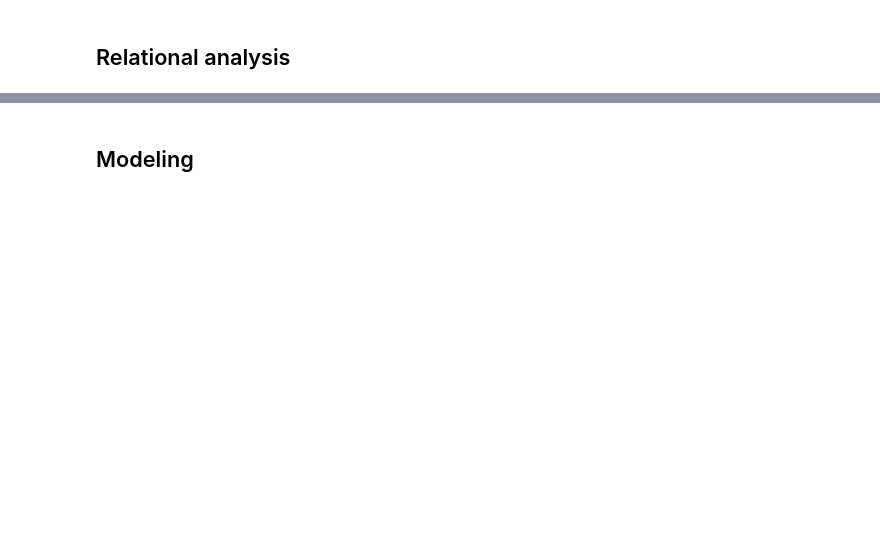
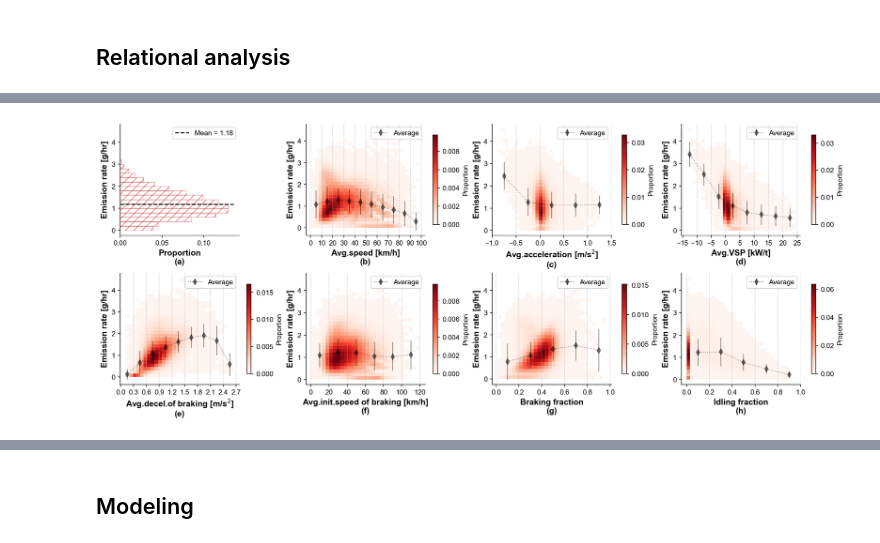
Before and after one commit to QiuziChen/brake-wear-emission-modeling, a Jupyter notebook: Doc_8_Trip_Based_Emission_Analysis.ipynb, the cells around one changed output, grey strips where cells are left out. Saved outputs shown, nothing was run; the diff lists cells and outputs as text; code cells hidden in the pictures; blank space fills up the shorter version.

```diff
--- a/Doc_8_Trip_Based_Emission_Analysis.ipynb
+++ b/Doc_8_Trip_Based_Emission_Analysis.ipynb
@@ -66,2 +109,8 @@ agg_trip['ER'] = agg_trip.apply(lambda x: sum(x['OpModeCount'] / x['trajCount']
 # %% [markdown]
 ## Relational analysis
+# %%
+def binCal(xCol, yCol, bins, aggFile=agg_trip):
+    mean = [aggFile[(aggFile[xCol] >= minV) & (aggFile[xCol] < maxV)][yCol].mean() for minV, maxV in zip(bins[:-1], bins[1:])]
+    std = [aggFile[(aggFile[xCol] >= minV) & (aggFile[xCol] < maxV)][yCol].std() for minV, maxV in zip(bins[:-1], bins[1:])]
+
+    return mean, std
@@ -163 +155,76 @@ plt.show()
+# %%
+# obtain bins for ER
+ER_speed_mean, ER_speed_std = binCal('speed_mean', 'ER', speedBins)
+ER_acc_mean, ER_acc_std = binCal('acc_mean', 'ER', accBins)
+ER_VSP_mean, ER_VSP_std = binCal('VSP_mean', 'ER', VSPBins)
+ER_brakeDecel_mean, ER_brakeDecel_std = binCal('brakeDecel_mean', 'ER', brakeDecelBins)
+ER_brakeFrac_mean, ER_brakeFrac_std = binCal('brakeFrac', 'ER', brakeFracBins)
+ER_idleFrac_mean, ER_idleFrac_std = binCal('idlingFrac', 'ER', idleFracBins)
+ER_initSpeed_mean, ER_initSpeed_std = binCal('initSpeed_mean', 'ER', initSpeedBins)
+# %%
+fig, ax = plt.subplots(2, 4, figsize=(15,6), constrained_layout=True)
+ax = ax.flatten()
+
+# ER dist
+ax[0] = distPlot(
+    ax[0], xCol='ER', xLabel='Emission rate [g/hr]',
+    subID='a', binwidth=0.2, color=RED,
+)
+
+# speed - ER
+ax[1] = corrPlot(
+    ax[1], xCol='speed_mean', yCol='ER', xLabel="Avg.speed [km/h]", yLabel="Emission rate [g/hr]",
+    bins=speedBins, binMean=ER_speed_mean, binStd=ER_speed_std,
+    subID='b', cmap='Reds'
+)
+
+# acc - ER
+ax[2] = corrPlot(
+    ax[2], xCol='acc_mean', yCol='ER', xLabel="Avg.acceleration [m/s$^2$]", yLabel="Emission rate [g/hr]",
+    bins=accBins, binMean=ER_acc_mean, binStd=ER_acc_std,
+    subID='c', cmap='Reds'
+)
+
+# VSP - ER
+ax[3] = corrPlot(
+    ax[3], xCol='VSP_mean', yCol='ER', xLabel="Avg.VSP [kW/t]", yLabel="Emission rate [g/hr]",
+    bins=VSPBins, binMean=ER_VSP_mean, binStd=ER_VSP_std,
+    subID='d', cmap='Reds'
+)
+
+# brake decel - ER
+ax[4] = corrPlot(
+    ax[4], xCol='brakeDecel_mean', yCol='ER', xLabel="Avg.decel.of braking [m/s$^2$]", yLabel="Emission rate [g/hr]",
+    bins=brakeDecelBins, binMean=ER_brakeDecel_mean, binStd=ER_brakeDecel_std,
+    subID='e', cmap='Reds'
+)
+
+# grade - ER
+ax[5] = corrPlot(
+    ax[5], xCol='initSpeed_mean', yCol='ER', xLabel="Avg.init.speed of braking [km/h]", yLabel="Emission rate [g/hr]",
+    bins=initSpeedBins, binMean=ER_initSpeed_mean, binStd=ER_initSpeed_std,
+    subID='f', cmap='Reds'
+)
+
+# brakeFrac - ER
+ax[6] = corrPlot(
+    ax[6], xCol='brakeFrac', yCol='ER', xLabel="Braking fraction", yLabel="Emission rate [g/hr]",
+    bins=brakeFracBins, binMean=ER_brakeFrac_mean, binStd=ER_brakeFrac_std,
+    subID='g', cmap='Reds'
+)
+
+# idleFrac - ER
+ax[7] = corrPlot(
+    ax[7], xCol='idlingFrac', yCol='ER', xLabel="Idling fraction", yLabel="Emission rate [g/hr]",
+    bins=idleFracBins, binMean=ER_idleFrac_mean, binStd=ER_idleFrac_std,
+    subID='h', cmap='Reds'
+)
+
+for ax_ in ax:
+    ax_.spines['top'].set_visible(False)
+    ax_.spines['right'].set_visible(False)
+
+plt.show()
+# %% [output]
+[figure, added]
 # %% [markdown]
```
Also changed, not shown: parts of 56 cells of this notebook.
